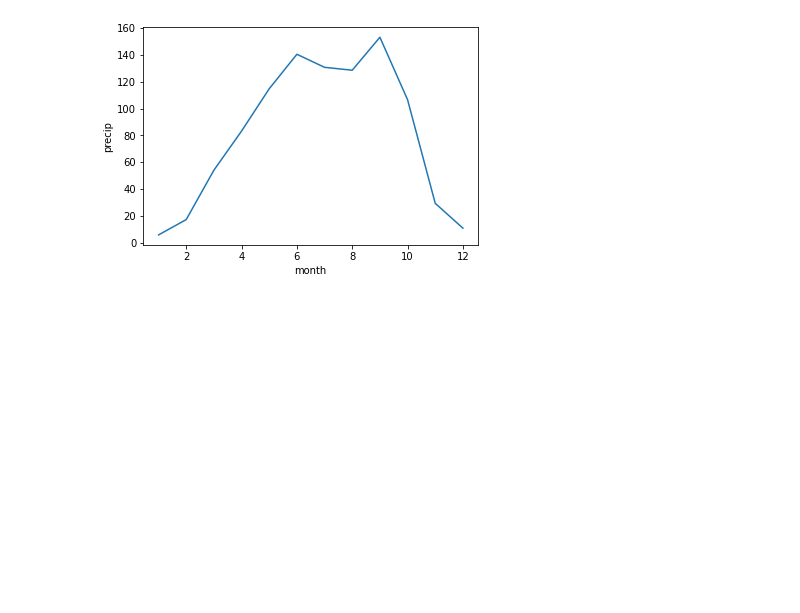
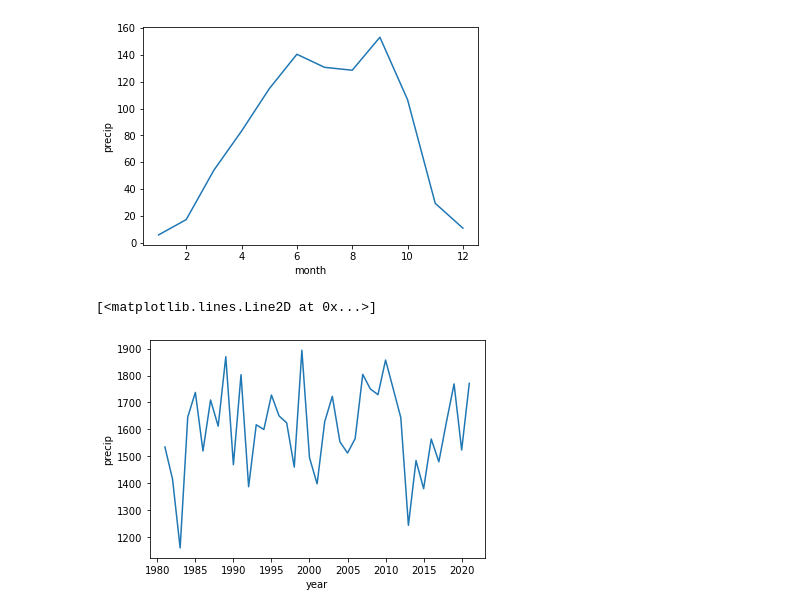
Before and after one commit to theobassaw21/tutorial-, a Jupyter notebook: monthly distribution of rainfall.ipynb, the cells around one changed output. Drawn from its saved outputs; the diff is of its cells as text; code cells hidden in the pictures; blank space fills up the shorter version.

```diff
--- a/monthly distribution of rainfall.ipynb
+++ b/monthly distribution of rainfall.ipynb
@@ -107,3 +111,6 @@ time_s.plot()
 #ann_av=s.groupby('time.year').mean('time')
 
 #ann_av
+
+ann_av=rr.groupby('time.year').mean('time')
+yrs=ann_av
@@ -112,0 +117,7 @@ time_s.plot()
+# %%
+tim_s2=yrs.sel(longitude=slice(-3.5,1.5),latitude=slice(4,11.5))
+tim_s2=tim_s2.sum(dim=('longitude','latitude'))
+tim_s2.plot()
+# %% [output]
+[<matplotlib.lines.Line2D at 0x...>]
+[figure, added]
```
Also changed, not shown: parts of 7 cells of this notebook.
